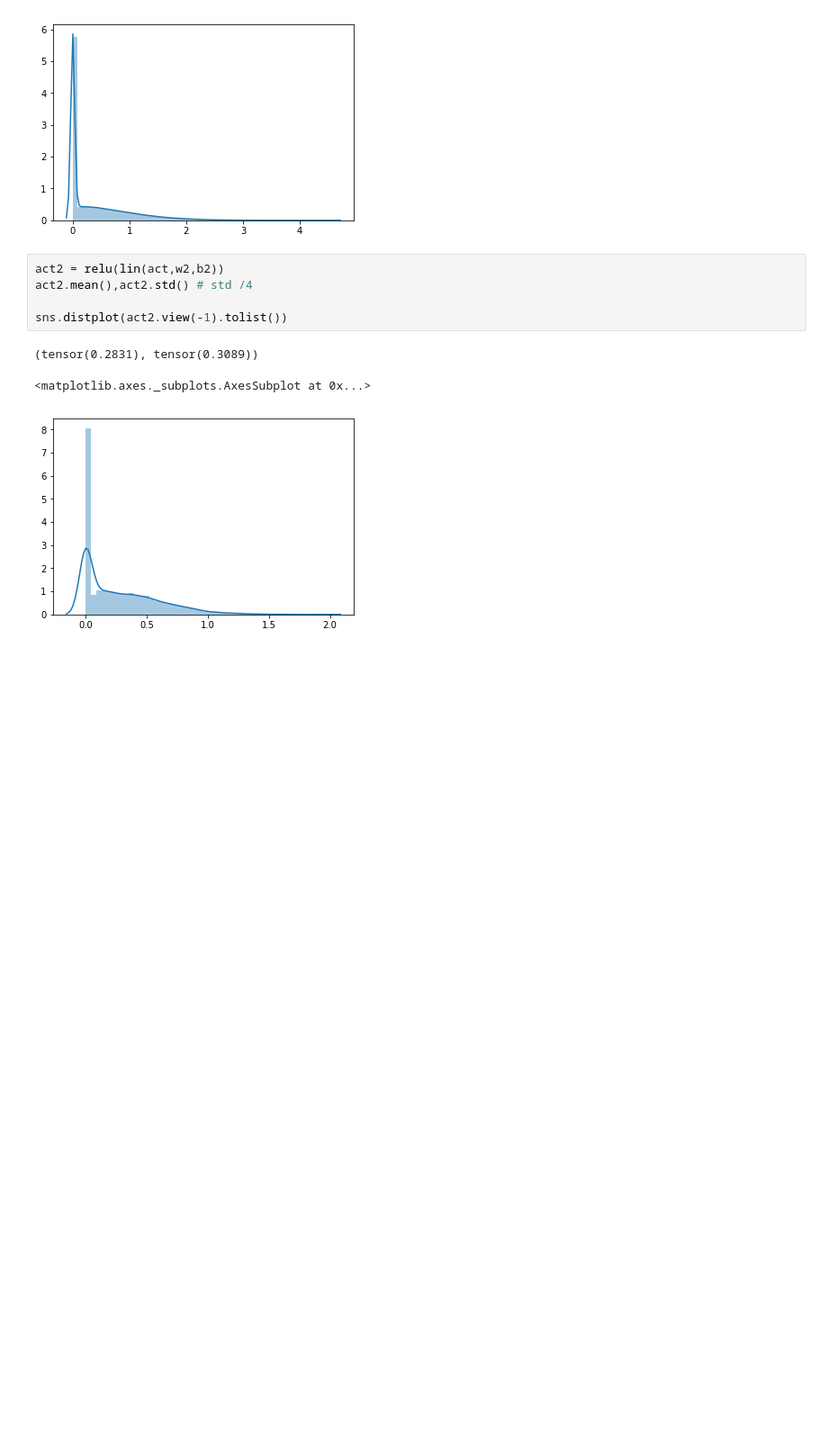
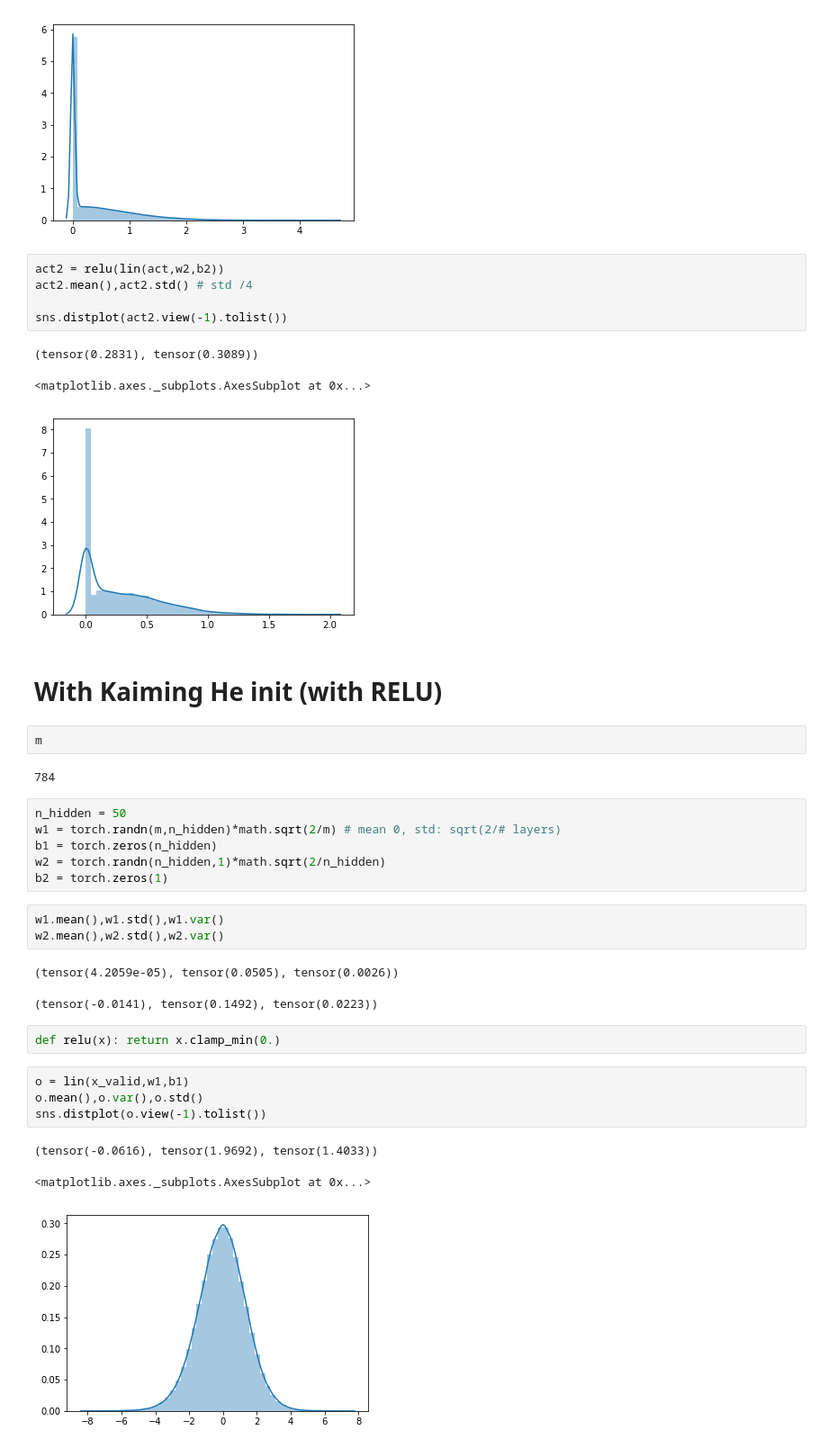
Before and after one commit to anhquan0412/fastai_v3p1, a Jupyter notebook: part_2/matmul_and_weight_init.ipynb, the cells around one changed output. Shown at 90% size. Saved outputs shown, nothing was run; the diff lists cells and outputs as text; blank space fills up the shorter version.

```diff
--- a/part_2/matmul.ipynb
+++ b/part_2/matmul_and_weight_init.ipynb
@@ -346,3 +440,31 @@ sns.distplot(act2.view(-1).tolist())
 (tensor(0.2831), tensor(0.3089))
 <matplotlib.axes._subplots.AxesSubplot at 0x...>
 [figure]
+# %% [markdown]
+# With Kaiming He init (with RELU)
+# %%
+m
+# %% [output]
+784
+# %%
+n_hidden = 50
+w1 = torch.randn(m,n_hidden)*math.sqrt(2/m) # mean 0, std: sqrt(2/# layers)
+b1 = torch.zeros(n_hidden)
+w2 = torch.randn(n_hidden,1)*math.sqrt(2/n_hidden)
+b2 = torch.zeros(1)
+# %%
+w1.mean(),w1.std(),w1.var()
+w2.mean(),w2.std(),w2.var()
+# %% [output]
+(tensor(4.2059e-05), tensor(0.0505), tensor(0.0026))
+(tensor(-0.0141), tensor(0.1492), tensor(0.0223))
+# %%
+def relu(x): return x.clamp_min(0.)
+# %%
+o = lin(x_valid,w1,b1)
+o.mean(),o.var(),o.std()
+sns.distplot(o.view(-1).tolist())
+# %% [output]
+(tensor(-0.0616), tensor(1.9692), tensor(1.4033))
+<matplotlib.axes._subplots.AxesSubplot at 0x...>
+[figure, added]
```
Also changed, not shown: parts of 23 cells of this notebook, 1 other file.
